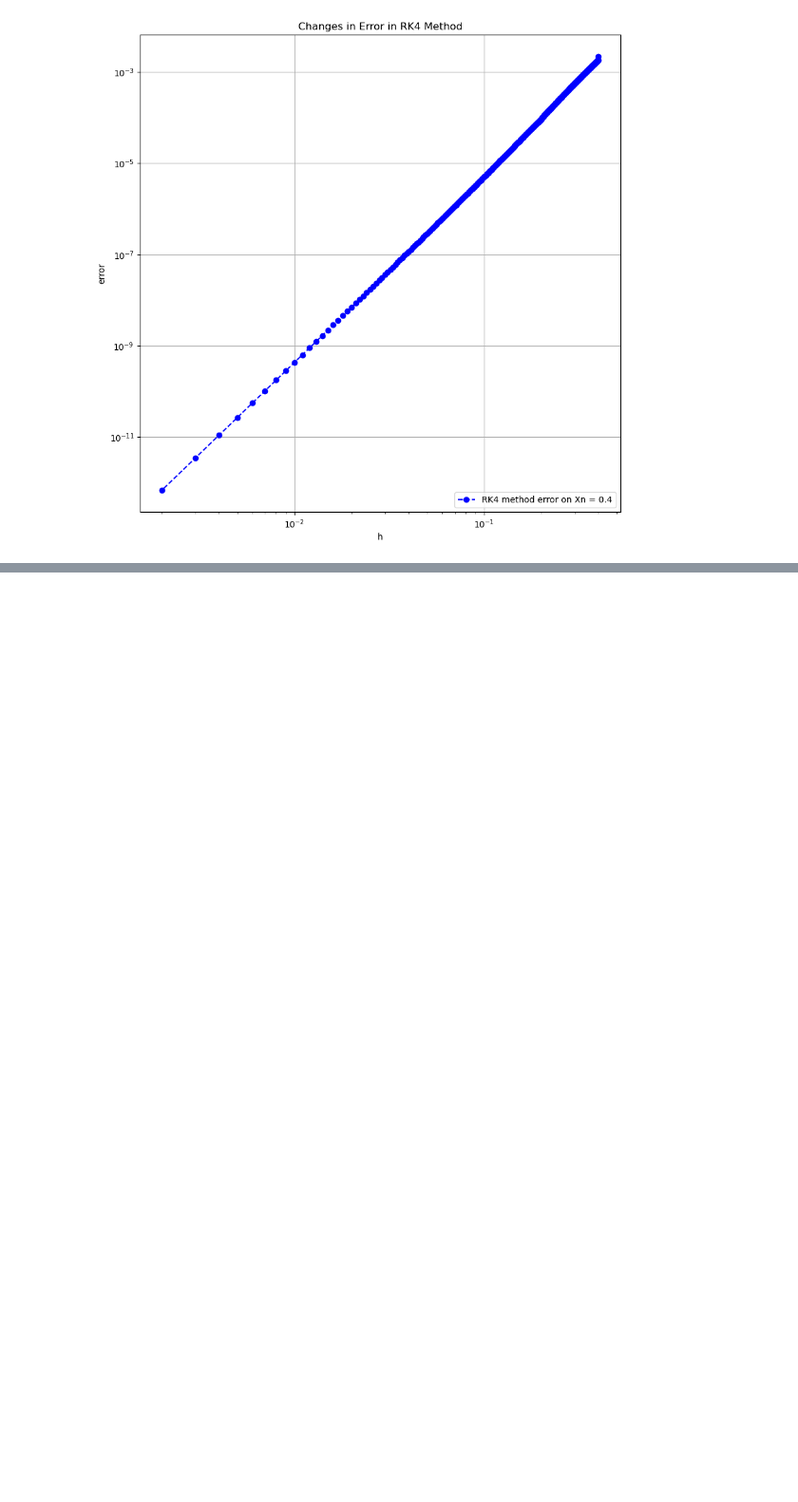
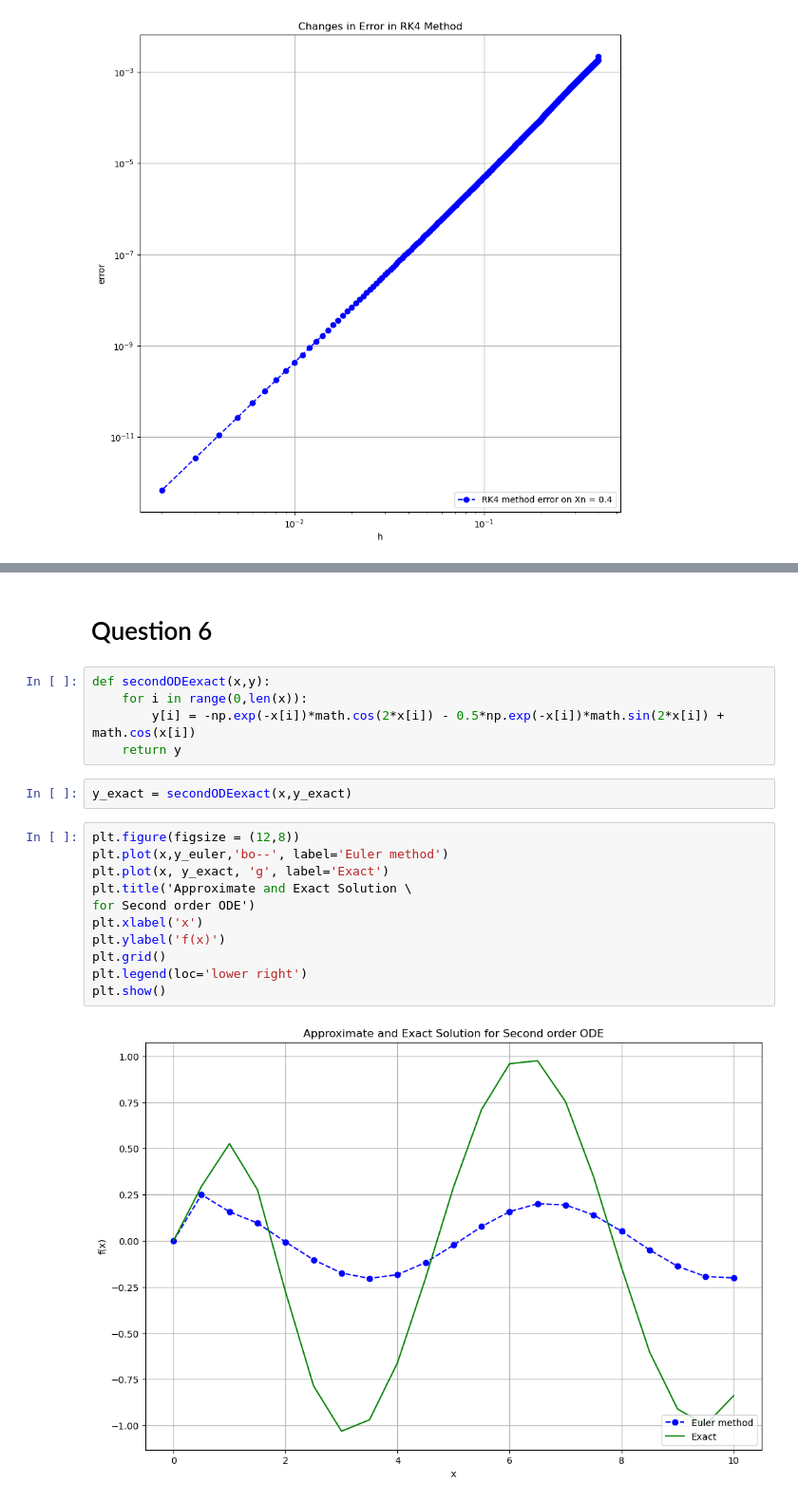
Before and after one commit to RinRin-32/odereport, a Jupyter notebook: main.ipynb, the cells around one changed output, grey strips where cells are left out. Shown: that part at 95% size. Drawn from its saved outputs; the diff is of its cells as text; blank space fills up the shorter version.

Commit message:
Finished question 6

```diff
--- a/main.ipynb
+++ b/main.ipynb
@@ -177,0 +216,22 @@ plt.show()
+# %% [markdown]
+# Question 6
+# %%
+def secondODEexact(x,y):
+    for i in range(0,len(x)):
+        y[i] = -np.exp(-x[i])*math.cos(2*x[i]) - 0.5*np.exp(-x[i])*math.sin(2*x[i]) + math.cos(x[i])
+    return y
+# %%
+y_exact = secondODEexact(x,y_exact)
+# %%
+plt.figure(figsize = (12,8))
+plt.plot(x,y_euler,'bo--', label='Euler method')
+plt.plot(x, y_exact, 'g', label='Exact')
+plt.title('Approximate and Exact Solution \
+for Second order ODE')
+plt.xlabel('x')
+plt.ylabel('f(x)')
+plt.grid()
+plt.legend(loc='lower right')
+plt.show()
+# %% [output]
+[figure, added]
```
Also changed, not shown: parts of 11 cells of this notebook.
